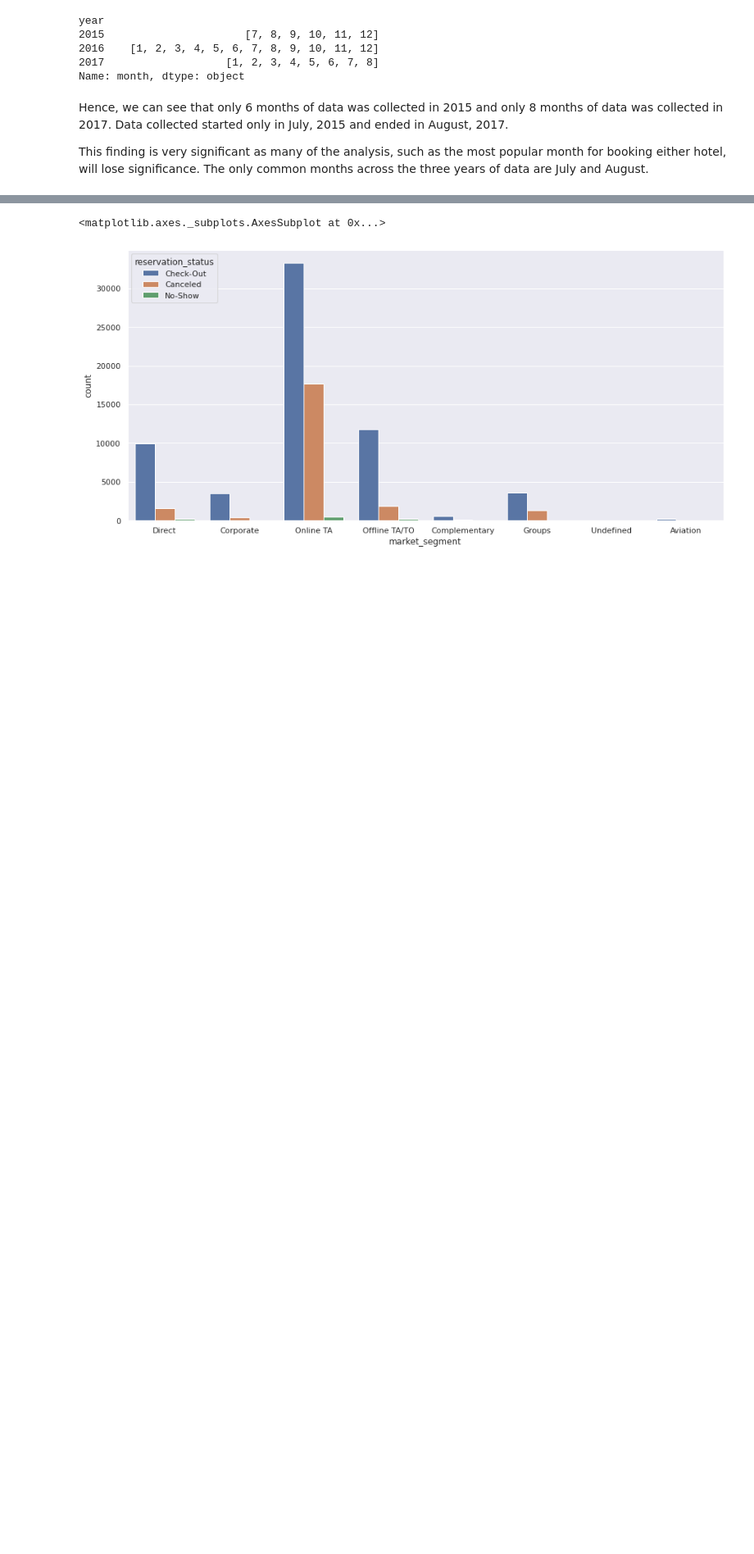
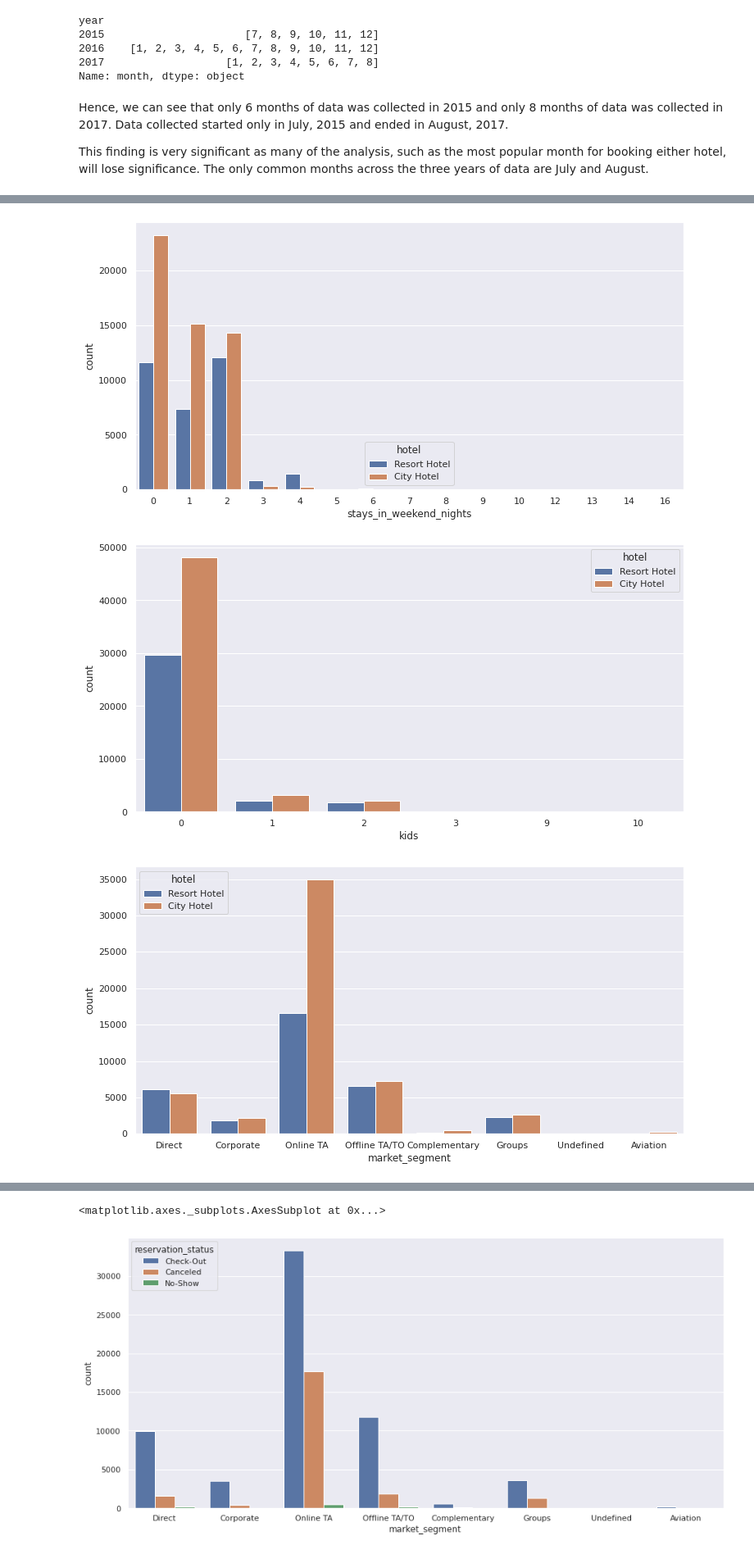
Before and after one commit to 01aleem/Hotel-Booking-Analysis, a Jupyter notebook: Hotel_Booking_Analysis.ipynb, the cells around one changed output, grey strips where cells are left out. Shown at 82% size. Cells and saved outputs as stored; diff of their text form; code cells hidden in the pictures; blank space fills up the shorter version.

```diff
--- a/Hotel_Booking_Analysis.ipynb
+++ b/Hotel_Booking_Analysis.ipynb
@@ -253,0 +264,11 @@ df.head()
+# %%
+# We must figure out some important columns that we can analyse with the hotel type
+
+cols_for_biv = ['stays_in_weekend_nights', 'stays_in_weekend_nights', 'kids', 'market_segment', 'customer_type', 'reservation_status']
+
+for col in cols_for_biv:
+  fig= plt.figure(figsize=(12,6))
+  ax= fig.gca()
+  sns.countplot(df[col], x= col, hue=df['hotel'], ax= ax)
+  plt.show()
+# %% [output]
@@ -253,0 +276,3 @@ df.head()
+[figure, added]
+[figure, added]
+[figure, added]
```
Also changed, not shown: parts of 34 cells of this notebook.
